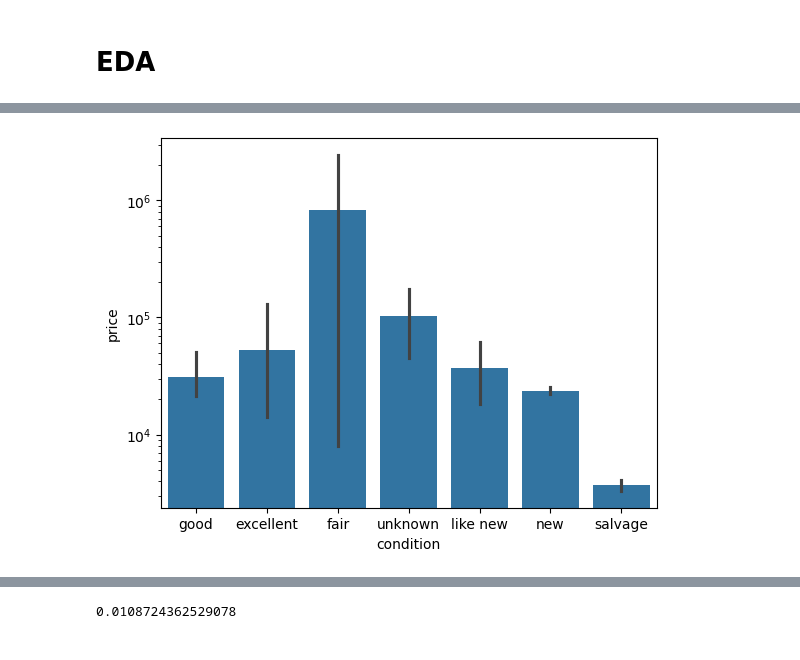
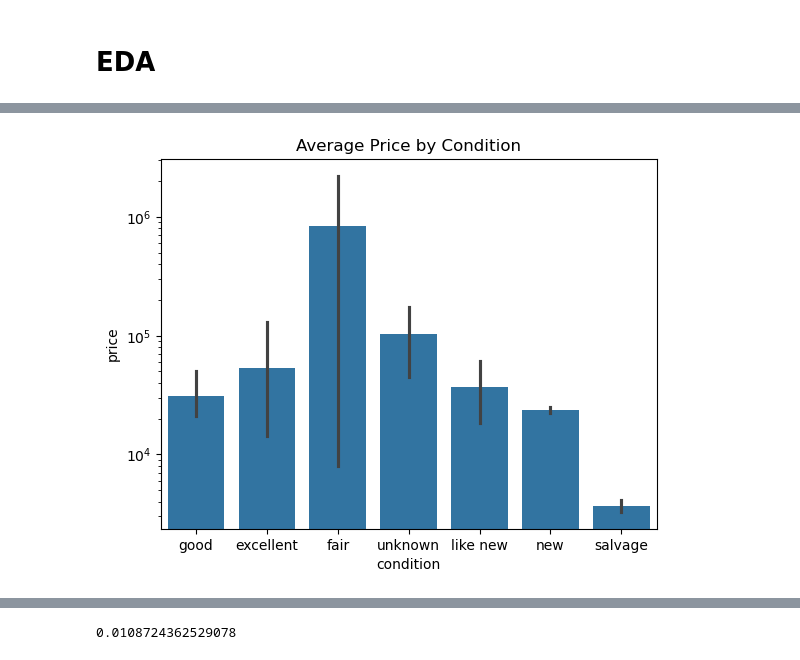
Before and after one commit to Suffiyan-dev/used_car_price_prediction, a Jupyter notebook: notebooks/eda_and_feature_engineering.ipynb, the cells around one changed output, grey strips where cells are left out. Saved outputs shown, nothing was run; the diff lists cells and outputs as text; code cells hidden in the pictures.

```diff
--- a/notebooks/eda_and_feature_engineering.ipynb
+++ b/notebooks/eda_and_feature_engineering.ipynb
@@ -239,9 +258,10 @@ plt.show()
 # %%
 sns.barplot(x='condition', y='price', data=processed_df)
 plt.yscale('log')
+plt.title('Average Price by Condition')
 plt.show()
 # %% [output]
-[figure, old version]
+[figure, new version]
 # %%
 sns.barplot(x='cylinders', y='price', data=processed_df)
 plt.yscale('log')
```
Also changed, not shown: parts of 50 cells of this notebook, 4 other files.
